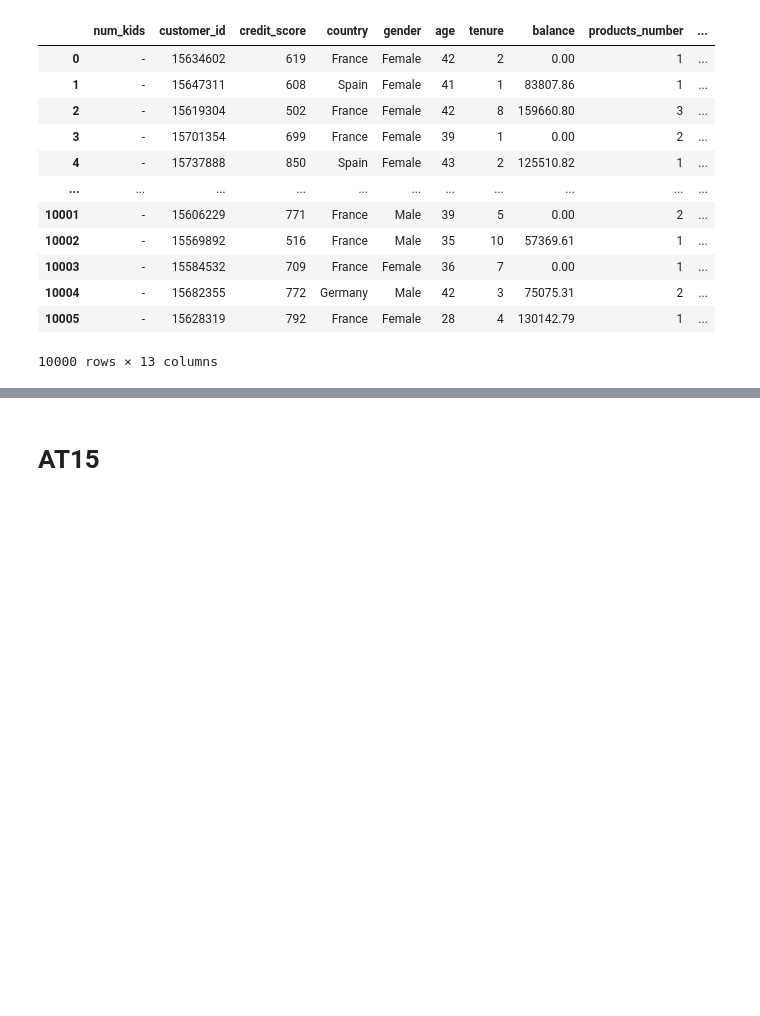
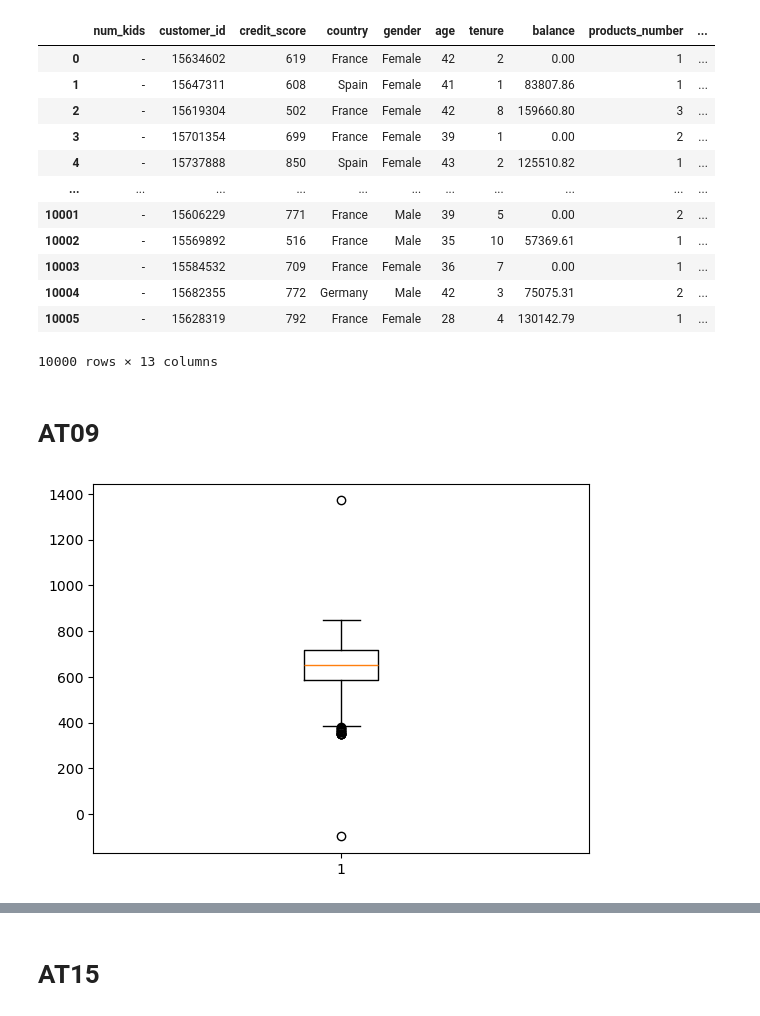
Before and after one commit to holleyj/data_attrition, a Jupyter notebook: code_sprint1.ipynb, the cells around one changed output, grey strips where cells are left out. Saved outputs shown, nothing was run; the diff lists cells and outputs as text; code cells hidden in the pictures; blank space fills up the shorter version.

```diff
--- a/code_sprint1.ipynb
+++ b/code_sprint1.ipynb
@@ -20,3 +21,13 @@ df
 | 10004 | - | 15682355 | 772 | Germany | Male | 42 | 3 | 75075.31 | 2 | ... |
 | 10005 | - | 15628319 | 792 | France | Female | 28 | 4 | 130142.79 | 1 | ... |
 10000 rows × 13 columns
+# %% [markdown]
+# AT09
+# %%
+fig, ax = plt.subplots()
+
+VP = ax.boxplot(df["credit_score"])
+
+plt.show()
+# %% [output]
+[figure, added]
```
Also changed, not shown: parts of 3 cells of this notebook.
